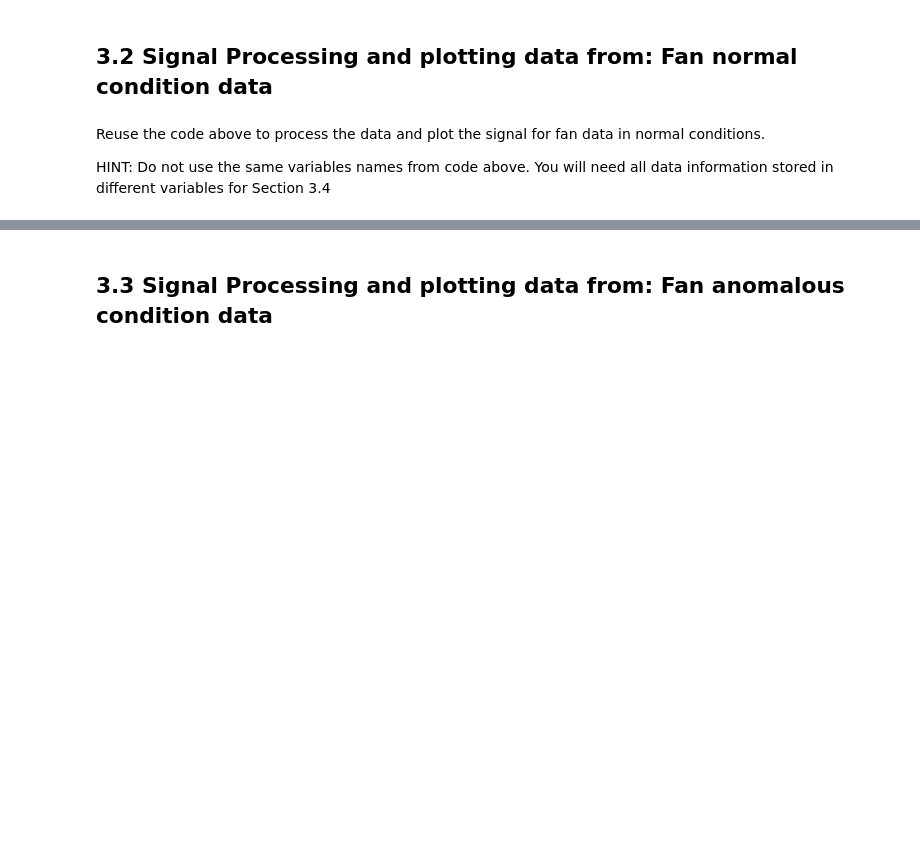
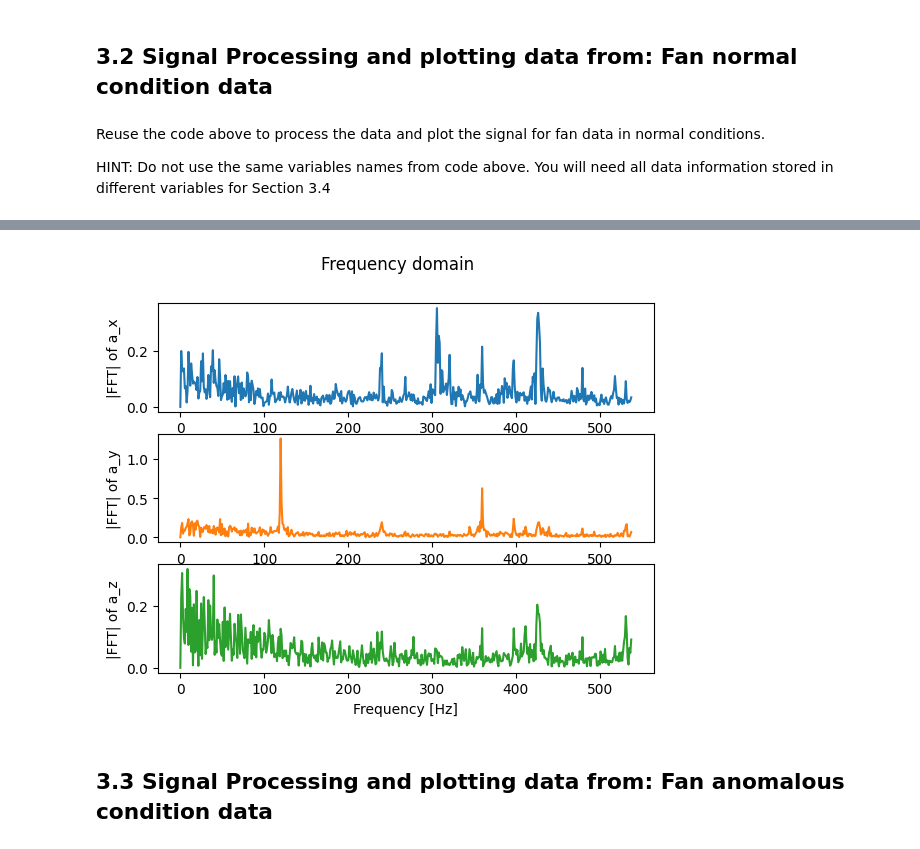
Before and after one commit to broodingreaper/iiot, a Jupyter notebook: lab/lab2/L2_Colab3.ipynb, the cells around one changed output, grey strips where cells are left out. Drawn from its saved outputs; the diff is of its cells as text; code cells hidden in the pictures; blank space fills up the shorter version.

```diff
--- a/lab/lab2/L2_Colab3.ipynb
+++ b/lab/lab2/L2_Colab3.ipynb
@@ -153,3 +192,39 @@ HINT: Do not use the same variables names from code above. You will need all dat
+# %%
+#Insert the block of code for processing and plotting here:
+#
+from scipy.fft import fft, fftfreq
+
+# get_fft is a function to calculate FFT
+# arguments are x(signal array), T(sampling period), N(number of Samples)
+# returns are f(frequency array) and y_mag(FFT magnitude array)
+def get_fft(x, T, N):
+    f = fftfreq(N, T)[:N//2]
+    y_mag = 2/N * np.abs(fft(x)[:N//2])
+    y_mag[0] = 0
+    return f, y_mag
+
+
+f_x, y_x = get_fft(a_x, T, N)
+f_y, y_y = get_fft(a_y, T, N)
+f_z, y_z = get_fft(a_z, T, N)
+
+fig2, ax2 = plt.subplots(3)
+fig2.suptitle('Frequency domain')
+ax2[0].plot(f_x,y_x,'tab:blue')
+ax2[0].set_ylabel('|FFT| of a_x')
+ax2[1].plot(f_y,y_y,'tab:orange')
+ax2[1].set_ylabel('|FFT| of a_y')
+ax2[2].plot(f_z,y_z,'tab:green')
+ax2[2].set_ylabel('|FFT| of a_z')
+ax2[2].set_xlabel('Frequency [Hz]')
+
+plt.show()
+#
+
+
+#
+# %% [output]
+[figure, added]
 # %% [markdown]
 ## 3.3 Signal Processing and plotting data from: Fan anomalous condition data
 # %% [markdown]
```
Also changed, not shown: parts of 13 cells of this notebook.
